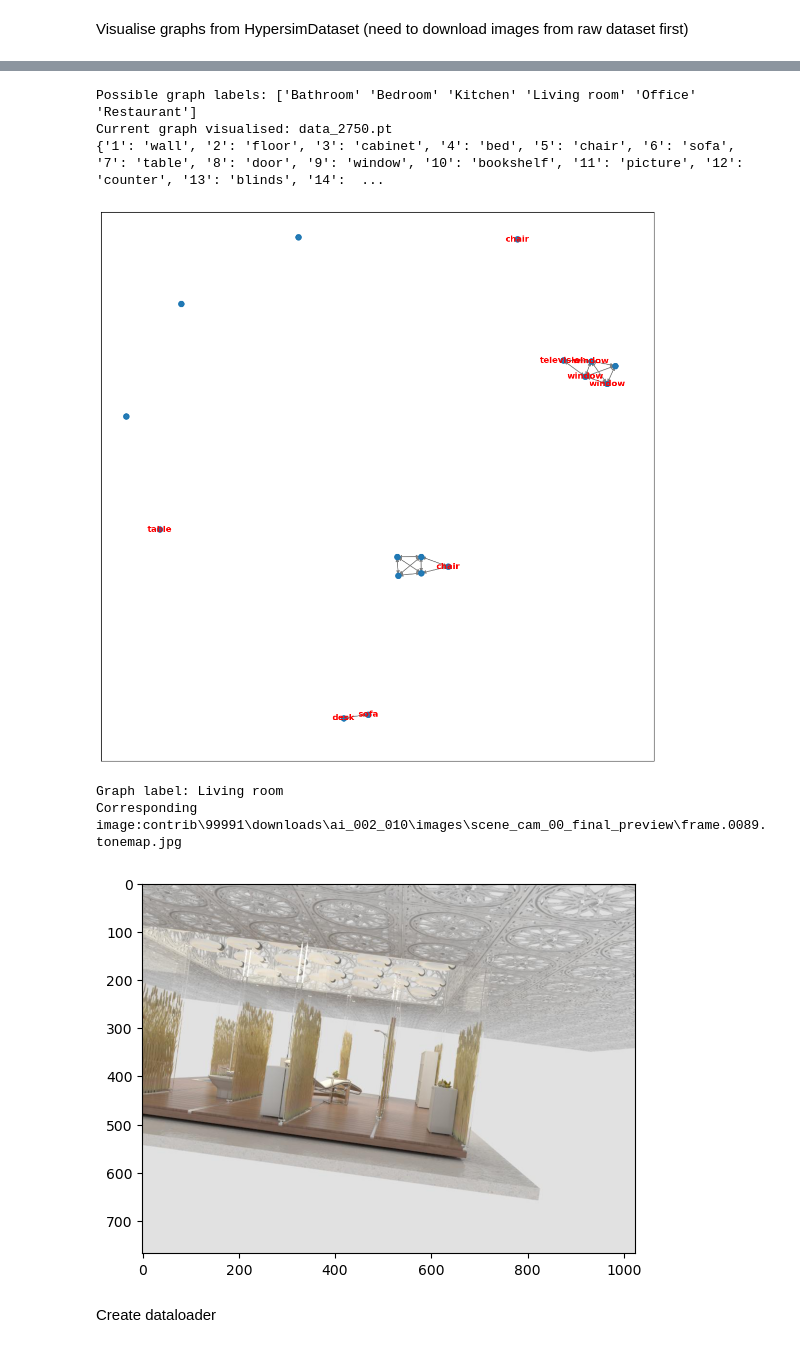
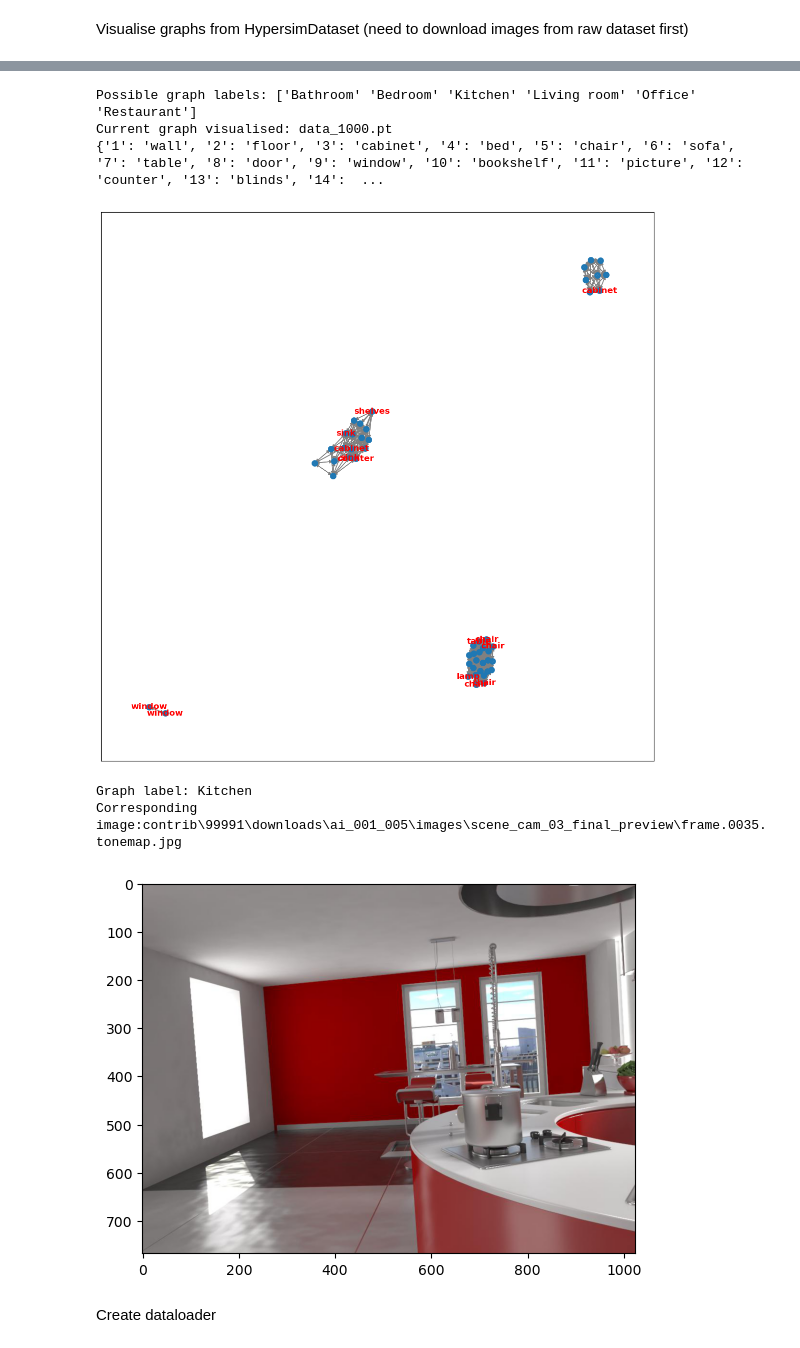
Before and after one commit to amalie-kjaer/ml-hypersim, a Jupyter notebook: debug.ipynb, the cells around one changed output, grey strips where cells are left out. Saved outputs shown, nothing was run; the diff lists cells and outputs as text; code cells hidden in the pictures.

```diff
--- a/debug.ipynb
+++ b/debug.ipynb
@@ -60,43 +57,43 @@ print('Possible graph labels:', dataset.scene_names[classes])
 
 # select random graph in dataset
 # i = random.randint(0, len(dataset))
-i=2750
+i=1000
 print(f'Current graph visualised: data_{i}.pt')
 
 # construct labels for plotting
 semantic_dict = {row[0]: row[1] for row in dataset.nyu_labels[1:]}
 semantic_dict['-1'] = 'n/a'
 print(semantic_dict)
 custom_labels_dict = {j: semantic_dict[str(label.item())] for j, label in enumerate(dataset[i].x)}
 nodes_to_remove = {'otherprop', 'otherfurniture', 'otherstructure'} # not plotting 'other' nodes
 selected_labels_dict = {node: label for node, label in custom_labels_dict.items() if label not in nodes_to_remove}
 
 # plot graph
 vis = to_networkx(dataset[i])
 plt.figure(1,figsize=(14,14))
 pos = nx.spring_layout(vis, seed=42)
 nx.draw_networkx(vis, node_size=10, linewidths=6, with_labels=True, labels=selected_labels_dict, font_weight='bold', font_color='red', edge_color='gray')
 plt.show()
 
 # plot corresponding image
 file_path = 'processed/data_info.csv'
 temp = pd.read_csv(file_path)
 data = temp.to_numpy() # load image data
 tonemap_dir = os.path.join("contrib\99991\downloads", data[i][1], "images", f"scene_{data[i][2]}_final_preview", f"frame.{data[i][3]:04d}.tonemap.jpg")
 
 print('\n \n \n \nGraph label:', dataset.scene_names[classes][dataset[i].y])
 print(f'Corresponding image:{tonemap_dir}')
 
 tonemap = mpimg.imread(tonemap_dir)
 im = plt.imshow(tonemap)
 # %% [output]
 Possible graph labels: ['Bathroom' 'Bedroom' 'Kitchen' 'Living room' 'Office' 'Restaurant']
-Current graph visualised: data_2750.pt
+Current graph visualised: data_1000.pt
 {'1': 'wall', '2': 'floor', '3': 'cabinet', '4': 'bed', '5': 'chair', '6': 'sofa', '7': 'table', '8': 'door', '9': 'window', '10': 'bookshelf', '11': 'picture', '12': 'counter', '13': 'blinds', '14':  ...
-[figure, old version]
+[figure, new version]
-Graph label: Living room
-Corresponding image:contrib\99991\downloads\ai_002_010\images\scene_cam_00_final_preview\frame.0089.tonemap.jpg
+Graph label: Kitchen
+Corresponding image:contrib\99991\downloads\ai_001_005\images\scene_cam_03_final_preview\frame.0035.tonemap.jpg
-[figure, old version]
+[figure, new version]
 # %% [markdown]
 Create dataloader
 # %%
```
Also changed, not shown: parts of 1 cell of this notebook.
